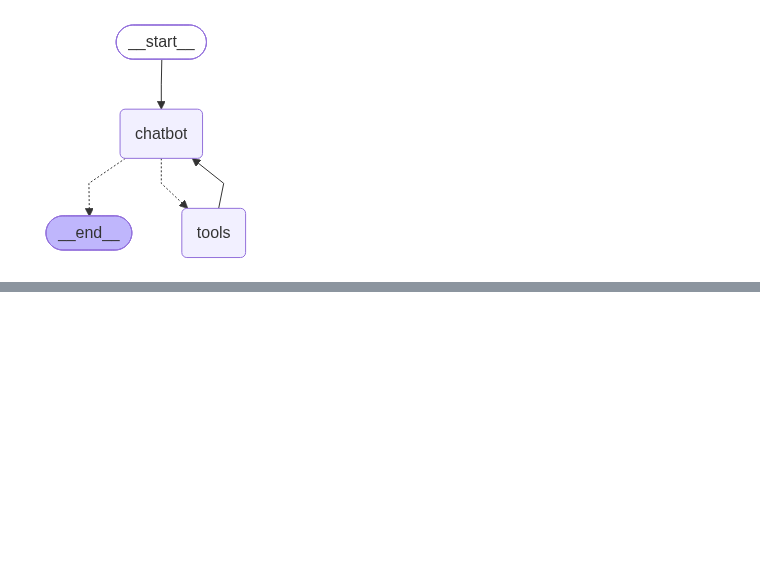
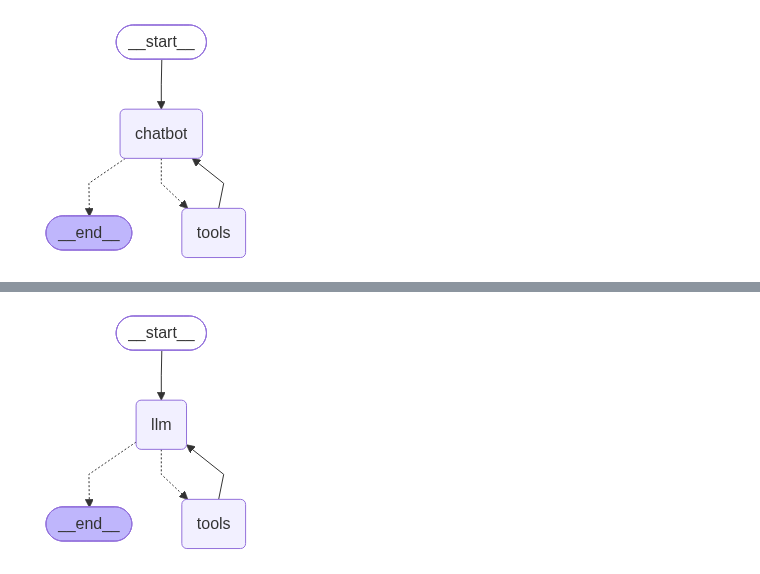
Before and after one commit to vidhansharma01/ML-AI-Concepts, a Jupyter notebook: src/2-langgraph.ipynb, the cells around one changed output, grey strips where cells are left out. Saved outputs shown, nothing was run; the diff lists cells and outputs as text; code cells hidden in the pictures; blank space fills up the shorter version.

Commit message:
MemorySaver & ReAct architecture in langgraph

```diff
--- a/src/2-langgraph.ipynb
+++ b/src/2-langgraph.ipynb
@@ -389,0 +395,90 @@ display(Image(graph.get_graph().draw_mermaid_png()))
+# %%
+from typing import Literal
+from langchain_openai import ChatOpenAI
+from langchain_tavily import TavilySearch
+from langgraph.graph import StateGraph,MessagesState,START,END
+from langchain_core.tools import tool
+from langgraph.prebuilt import ToolNode, tools_condition
+from IPython.display import display, Image
+
+@tool
+def multiply(a: int, b: int) -> int:
+    """Multiply two numbers."""
+    return a * b
+
+@tool
+def add(a: int, b: int) -> int:
+    """Add two numbers."""
+    return a + b
+
+## 1. Tavily search tool
+tavily_search = TavilySearch(max_results=5, topic="general")
+
+tools = [multiply, add, tavily_search]
+
+model = ChatOpenAI(model="gpt-4.1-mini", temperature=0)
+
+model_with_tools = model.bind_tools(tools)
+
+
+# 2. LLM NODE
+def llm_node(state: MessagesState):
+    """
+    The LLM looks at the conversation.
+
+    It can either:
+    1. Return a normal answer
+    2. Request a tool call
+    """
+
+    response = model_with_tools.invoke(
+        state["messages"]
+    )
+
+    return {
+        "messages": [response]
+    }
+
+## ToolNode
+tool_node = ToolNode(tools)
+
+
+builder = StateGraph(MessagesState)
+
+builder.add_node("llm", llm_node)
+builder.add_node("tools", tool_node)
+
+builder.add_edge(START, "llm")
+builder.add_conditional_edges("llm", tools_condition)
+
+builder.add_edge("tools","llm")
+graph = builder.compile()
+display(Image(graph.get_graph().draw_mermaid_png()))
+
+
+# ============================================================
+# 10. RUN
+# ============================================================
+
+result = graph.invoke(
+    {
+        "messages": [
+            {
+                "role": "user",
+                "content": (
+                    "What is the capital of Portugal? Calculate 2 plus 3."
+                ),
+            }
+        ]
+    }
+)
+
+
+# ============================================================
+# 11. PRINT CONVERSATION
+# ============================================================
+
+for message in result["messages"]:
+    message.pretty_print()
+# %% [output]
+[figure, added]
```
Also changed, not shown: parts of 5 cells of this notebook.
